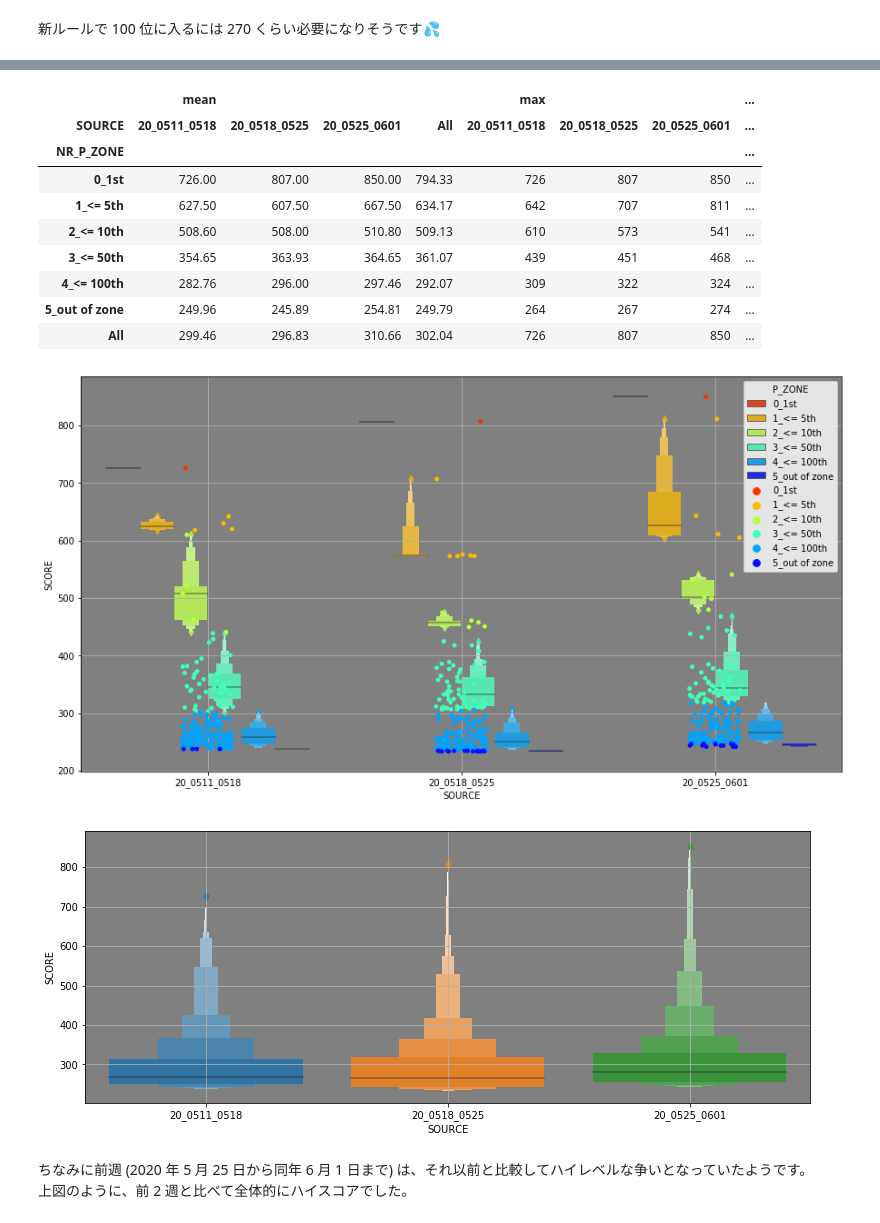
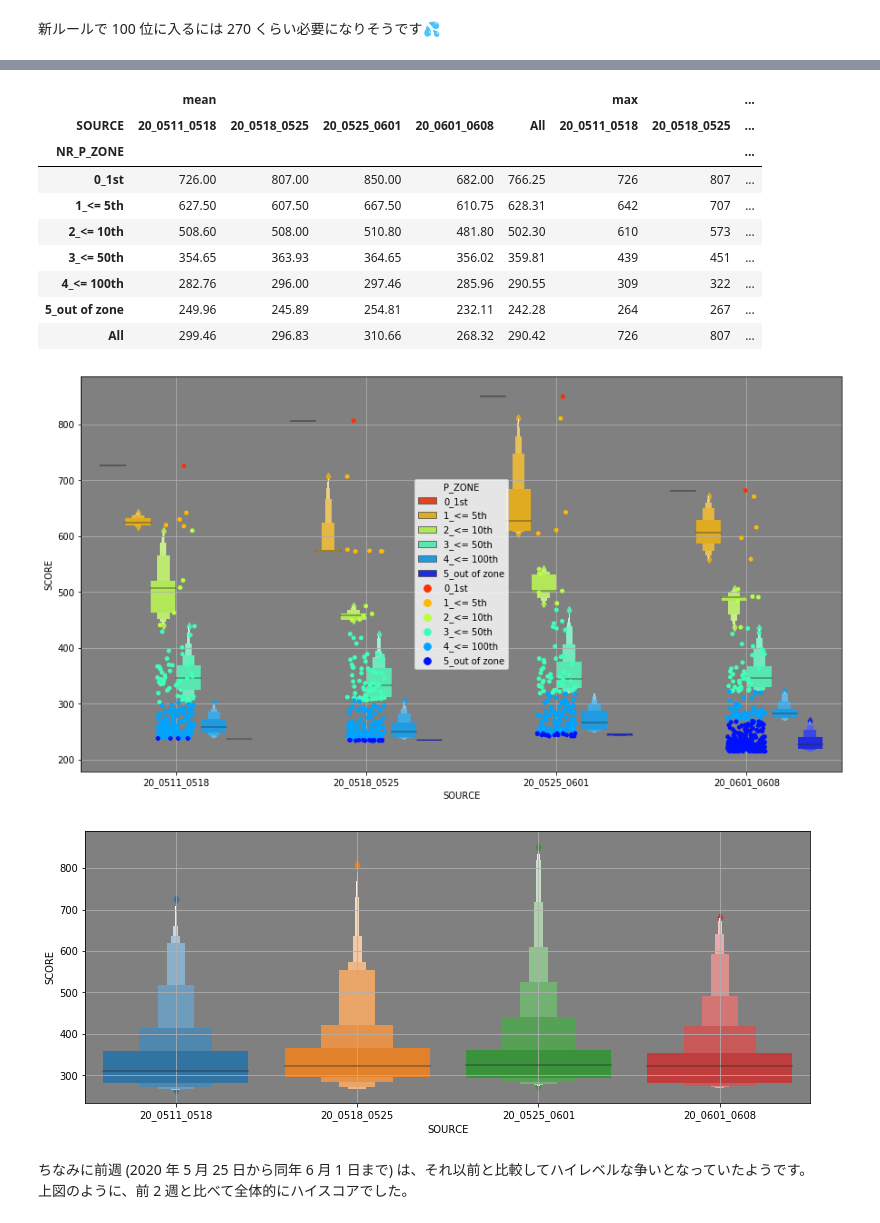
Before and after one commit to taronaldinho/bot_analyzation, a Jupyter notebook: anl_weekly_score.ipynb, the cells around one changed output, grey strips where cells are left out. Saved outputs shown, nothing was run; the diff lists cells and outputs as text; code cells hidden in the pictures.

```diff
--- a/anl_weekly_score.ipynb
+++ b/anl_weekly_score.ipynb
@@ -18,7 +19,9 @@ pd.options.display.precision = 2
 # データの読み込み
 data_sources = {"20_0511_0518": "./data/weekly_leader_board/2020_0511_0518.csv",
                 "20_0518_0525": "./data/weekly_leader_board/2020_0518_0525.csv",
-                "20_0525_0601": "./data/weekly_leader_board/2020_0525_0601.csv"}
+                "20_0525_0601": "./data/weekly_leader_board/2020_0525_0601.csv",
+                "20_0601_0608": "./data/weekly_leader_board/2020_0601_0608.csv"}
+
 
 df = pd.DataFrame(columns=("RANK", "BATTLES", "WIN", "LOSE", "DRAW", "SCORE"))
 
@@ -187,16 +194,16 @@ pd.pivot_table(df, index="P_ZONE", columns="SOURCE", values="SCORE", aggfunc=["m
 # %%
 pd.pivot_table(df, index="NR_P_ZONE", columns="SOURCE", values="SCORE", aggfunc=["mean", "max", "min"], margins=True)
 # %% [output]
-|  | mean |  |  |  | max |  |  | ... |
-| SOURCE | 20_0511_0518 | 20_0518_0525 | 20_0525_0601 | All | 20_0511_0518 | 20_0518_0525 | 20_0525_0601 | ... |
+|  | mean |  |  |  |  | max |  | ... |
+| SOURCE | 20_0511_0518 | 20_0518_0525 | 20_0525_0601 | 20_0601_0608 | All | 20_0511_0518 | 20_0518_0525 | ... |
 | NR_P_ZONE |  |  |  |  |  |  |  | ... |
-| 0_1st | 726.00 | 807.00 | 850.00 | 794.33 | 726 | 807 | 850 | ... |
-| 1_<= 5th | 627.50 | 607.50 | 667.50 | 634.17 | 642 | 707 | 811 | ... |
-| 2_<= 10th | 508.60 | 508.00 | 510.80 | 509.13 | 610 | 573 | 541 | ... |
-| 3_<= 50th | 354.65 | 363.93 | 364.65 | 361.07 | 439 | 451 | 468 | ... |
-| 4_<= 100th | 282.76 | 296.00 | 297.46 | 292.07 | 309 | 322 | 324 | ... |
-| 5_out of zone | 249.96 | 245.89 | 254.81 | 249.79 | 264 | 267 | 274 | ... |
-| All | 299.46 | 296.83 | 310.66 | 302.04 | 726 | 807 | 850 | ... |
+| 0_1st | 726.00 | 807.00 | 850.00 | 682.00 | 766.25 | 726 | 807 | ... |
+| 1_<= 5th | 627.50 | 607.50 | 667.50 | 610.75 | 628.31 | 642 | 707 | ... |
+| 2_<= 10th | 508.60 | 508.00 | 510.80 | 481.80 | 502.30 | 610 | 573 | ... |
+| 3_<= 50th | 354.65 | 363.93 | 364.65 | 356.02 | 359.81 | 439 | 451 | ... |
+| 4_<= 100th | 282.76 | 296.00 | 297.46 | 285.96 | 290.55 | 309 | 322 | ... |
+| 5_out of zone | 249.96 | 245.89 | 254.81 | 232.11 | 242.28 | 264 | 267 | ... |
+| All | 299.46 | 296.83 | 310.66 | 268.32 | 290.42 | 726 | 807 | ... |
 # %%
 fig = plt.figure(figsize=(15,8))
 ax = fig.add_subplot(1, 1, 1)
@@ -205,16 +212,17 @@ sns.stripplot("SOURCE", "SCORE", hue="P_ZONE", palette="jet_r", data=df, ax=ax)
 ax.grid(); ax.set_facecolor("gray")
 plt.show()
 # %% [output]
-[figure, old version]
+[figure, new version]
 # %%
 fig = plt.figure(figsize=(13,5))
 ax = fig.add_subplot(1, 1, 1)
-sns.boxenplot("SOURCE", "SCORE", data=df, ax=ax)
+df_u100 = df[df["NR_RANK"]<=100]
+sns.boxenplot("SOURCE", "SCORE", data=df_u100, ax=ax)
 ax.set_facecolor("gray")
 ax.grid()
 plt.show()
 # %% [output]
-[figure, old version]
+[figure, new version]
 # %% [markdown]
 ちなみに前週 (2020 年 5 月 25 日から同年 6 月 1 日まで) は、それ以前と比較してハイレベルな争いとなっていたようです。
 上図のように、前 2 週と比べて全体的にハイスコアでした。
```
Also changed, not shown: parts of 12 cells of this notebook, 42 other files.
